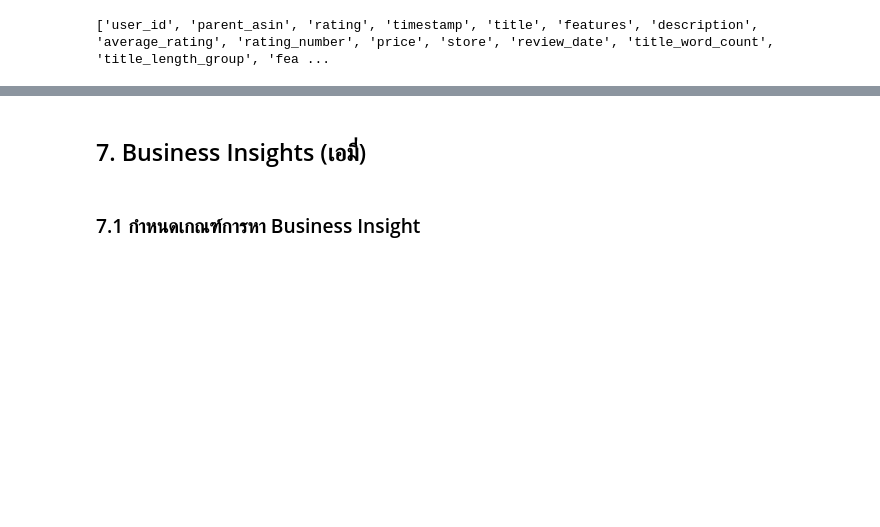
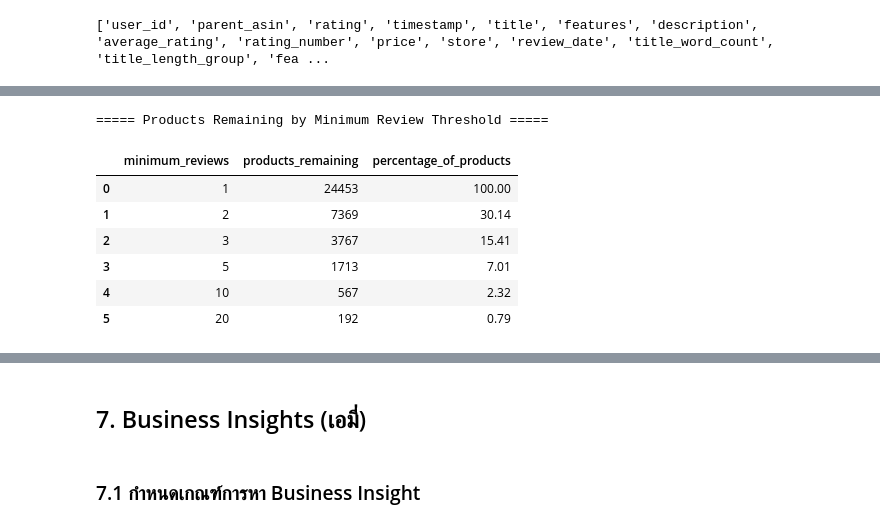
Before and after one commit to suphitchakh-web/Project_1, a Jupyter notebook: Team06_Part2.ipynb, the cells around one changed output, grey strips where cells are left out. Saved outputs shown, nothing was run; the diff lists cells and outputs as text; code cells hidden in the pictures; blank space fills up the shorter version.

```diff
--- a/Team06_Part2.ipynb
+++ b/Team06_Part2.ipynb
@@ -1690,0 +1815,36 @@ display(product_text_group_summary)
+# %%
+# ===== 6.8 Check Product Counts by Minimum Review Threshold =====
+
+thresholds = [1, 2, 3, 5, 10, 20]
+
+threshold_summary = []
+
+for threshold in thresholds:
+    filtered = product_summary[
+        product_summary["reviews"] >= threshold
+    ]
+
+    threshold_summary.append({
+        "minimum_reviews": threshold,
+        "products_remaining": len(filtered),
+        "percentage_of_products": (
+            len(filtered) / len(product_summary) * 100
+        )
+    })
+
+threshold_summary = (
+    pd.DataFrame(threshold_summary)
+    .round(2)
+)
+
+print("===== Products Remaining by Minimum Review Threshold =====")
+display(threshold_summary)
+# %% [output]
+===== Products Remaining by Minimum Review Threshold =====
+|  | minimum_reviews | products_remaining | percentage_of_products |
+| 0 | 1 | 24453 | 100.00 |
+| 1 | 2 | 7369 | 30.14 |
+| 2 | 3 | 3767 | 15.41 |
+| 3 | 5 | 1713 | 7.01 |
+| 4 | 10 | 567 | 2.32 |
+| 5 | 20 | 192 | 0.79 |
```
Also changed, not shown: parts of 27 cells of this notebook.
